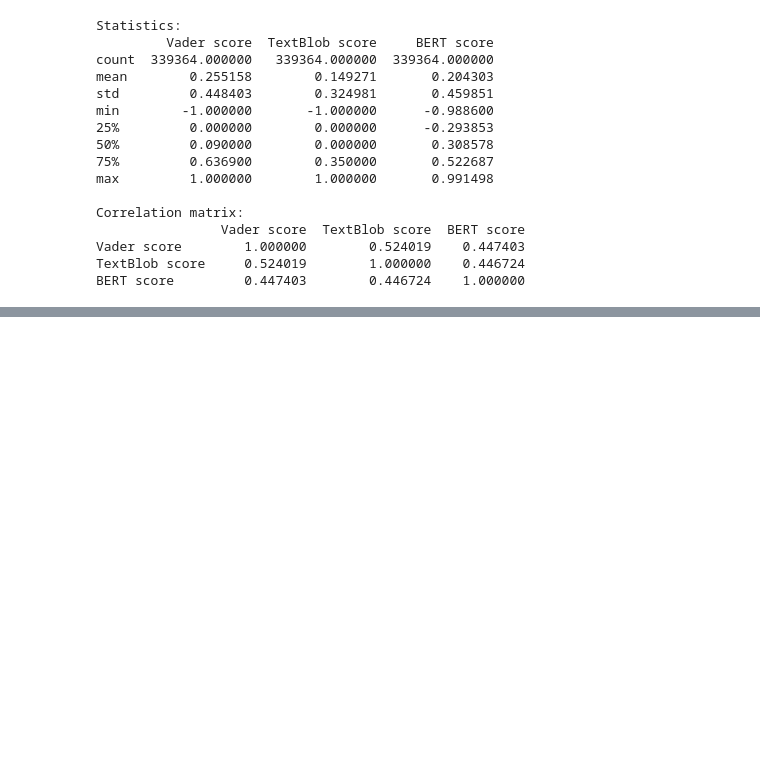
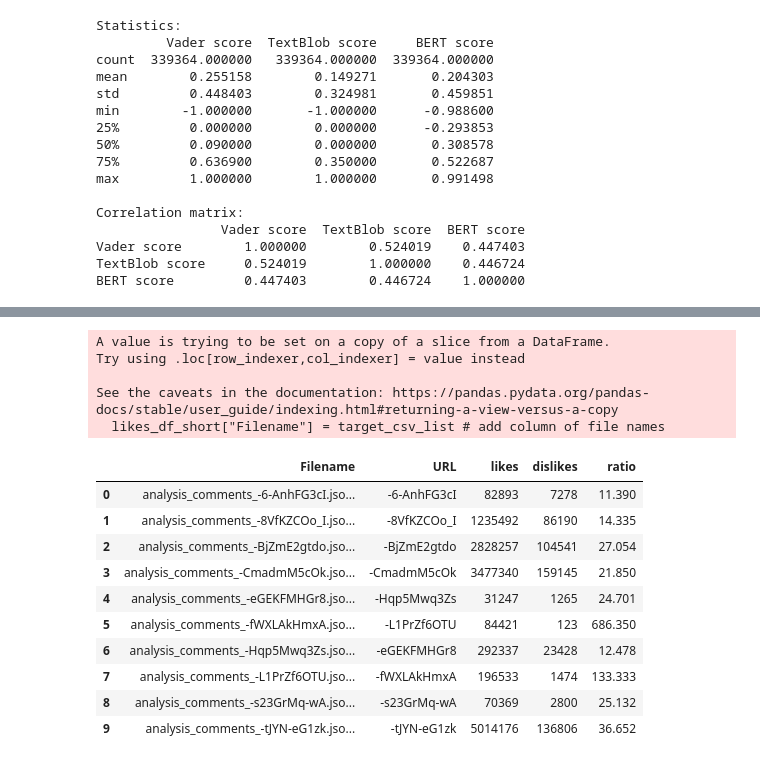
Before and after one commit to gmarsanich/gmarsanichThesis2022, a Jupyter notebook: Thesis Project Notebook.ipynb, the cells around one changed output, grey strips where cells are left out. Saved outputs shown, nothing was run; the diff lists cells and outputs as text; code cells hidden in the pictures; blank space fills up the shorter version.

```diff
--- a/Thesis Project Notebook.ipynb
+++ b/Thesis Project Notebook.ipynb
@@ -411,11 +412,38 @@ print(test)
-# %%
-target_files = []
-id_lst = []
-for file in csv_list:
-    for url in urls:
-        url_id = url[-11:]
-        if file.startswith("analysis_comments"):
-            id_ = file[18:-9]
-            if id_ == url_id:
-                target_files.append(file)
-                id_lst.append(url_id)
+# %%
+csv_dir = f"{os.getcwd()}\\Data\\CSV"
+csv_list = os.listdir(csv_dir)
+
+target_csv_list = [f for f in csv_list if f.startswith("analysis_comments")] # only taking analysis files
+
+likes_df["URL"] = likes_df["URL"].apply(lambda x: x[-11:]) # transform URL into ID for easier comparison
+likes_df.sort_values("URL", inplace = True) # sort by URL
+
+url_id = [url for url in likes_df["URL"]] # get all video IDs from URLs
+file_id =[filename[18:-9] for filename in target_csv_list] # get ID part of filename
+files = sorted(list(set(url_id).intersection(file_id))) # only keep the 569 IDs that we used
+
+likes_df_short = likes_df[likes_df["URL"].isin(files)] # make new dataframe based on files list
+likes_df_short.reset_index(inplace = True) # reset index
+likes_df_short["Filename"] = target_csv_list # add column of file names
+likes_df_short = likes_df_short[["Filename", "URL", "likes", "dislikes", "ratio"]] # rearrange columns
+
+#likes_df_short.to_csv(f"{csv_dir}\\ratio_all_videos.csv") probably don't want to modify this file
+
+likes_df_short.head(10)
+# %% [output]
+A value is trying to be set on a copy of a slice from a DataFrame.
+Try using .loc[row_indexer,col_indexer] = value instead
+
+See the caveats in the documentation: https://pandas.pydata.org/pandas-docs/stable/user_guide/indexing.html#returning-a-view-versus-a-copy
+  likes_df_short["Filename"] = target_csv_list # add column of file names
+|  | Filename | URL | likes | dislikes | ratio |
+| 0 | analysis_comments_-6-AnhFG3cI.jso... | -6-AnhFG3cI | 82893 | 7278 | 11.390 |
+| 1 | analysis_comments_-8VfKZCOo_I.jso... | -8VfKZCOo_I | 1235492 | 86190 | 14.335 |
+| 2 | analysis_comments_-BjZmE2gtdo.jso... | -BjZmE2gtdo | 2828257 | 104541 | 27.054 |
+| 3 | analysis_comments_-CmadmM5cOk.jso... | -CmadmM5cOk | 3477340 | 159145 | 21.850 |
+| 4 | analysis_comments_-eGEKFMHGr8.jso... | -Hqp5Mwq3Zs | 31247 | 1265 | 24.701 |
+| 5 | analysis_comments_-fWXLAkHmxA.jso... | -L1PrZf6OTU | 84421 | 123 | 686.350 |
+| 6 | analysis_comments_-Hqp5Mwq3Zs.jso... | -eGEKFMHGr8 | 292337 | 23428 | 12.478 |
+| 7 | analysis_comments_-L1PrZf6OTU.jso... | -fWXLAkHmxA | 196533 | 1474 | 133.333 |
+| 8 | analysis_comments_-s23GrMq-wA.jso... | -s23GrMq-wA | 70369 | 2800 | 25.132 |
+| 9 | analysis_comments_-tJYN-eG1zk.jso... | -tJYN-eG1zk | 5014176 | 136806 | 36.652 |
```
Also changed, not shown: parts of 7 cells of this notebook.
